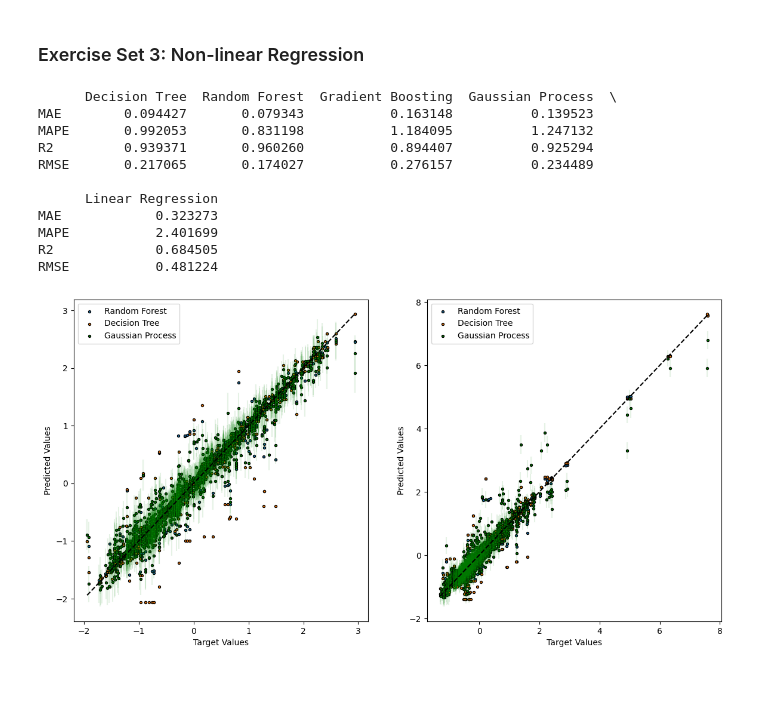
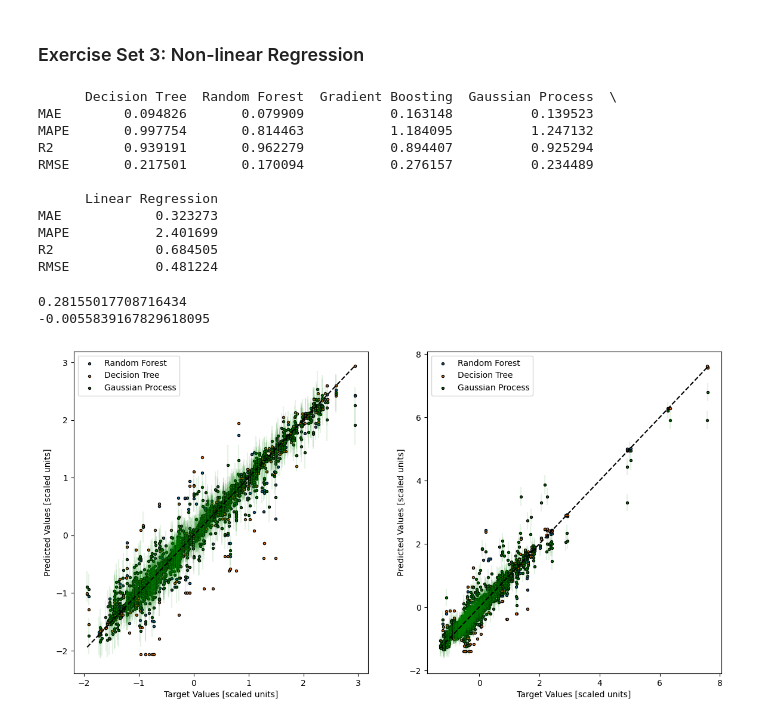
Before and after one commit to AdamBedel/ners590, a Jupyter notebook: bedel_lab3.ipynb, the cells around one changed output. Saved outputs shown, nothing was run; the diff lists cells and outputs as text; code cells hidden in the pictures; blank space fills up the shorter version.

```diff
--- a/bedel_lab3.ipynb
+++ b/bedel_lab3.ipynb
@@ -194,13 +196,24 @@ metdf = pd.DataFrame(np.column_stack((metrics(Ytest, Ydt), metrics(Ytest, Yrf),
                     columns = ['Decision Tree', 'Random Forest', 'Gradient Boosting', \
                                'Gaussian Process', 'Linear Regression'])
 
+""" metdfW = pd.DataFrame(np.column_stack((metrics(Ytest[0], Ydt[0]), metrics(Ytest[0], Yrf[0]), metrics(Ytest[0], Ygb[0]), \
+                    metrics(Ytest[0], Ygp[0]), metrics(Ytest[0], Ylr[0]))), index=['MAE', 'MAPE', 'R2', 'RMSE'], \
+                    columns = ['Decision Tree', 'Random Forest', 'Gradient Boosting', \
+                               'Gaussian Process', 'Linear Regression'])
+metdfT = pd.DataFrame(np.column_stack((metrics(Ytest[1], Ydt[1]), metrics(Ytest[1], Yrf[1]), metrics(Ytest[1], Ygb[1]), \
+                    metrics(Ytest[1], Ygp[1]), metrics(Ytest[1], Ylr[1]))), index=['MAE', 'MAPE', 'R2', 'RMSE'], \
+                    columns = ['Decision Tree', 'Random Forest', 'Gradient Boosting', \
+                               'Gaussian Process', 'Linear Regression'])
+print(metdfW)
+print(metdfT) """
+
 print(metdf)
 # %% [output]
       Decision Tree  Random Forest  Gradient Boosting  Gaussian Process  \
-MAE        0.094427       0.079343           0.163148          0.139523
-MAPE       0.992053       0.831198           1.184095          1.247132
-R2         0.939371       0.960260           0.894407          0.925294
-RMSE       0.217065       0.174027           0.276157          0.234489
+MAE        0.094826       0.079909           0.163148          0.139523
+MAPE       0.997754       0.814463           1.184095          1.247132
+R2         0.939191       0.962279           0.894407          0.925294
+RMSE       0.217501       0.170094           0.276157          0.234489
 
       Linear Regression
 MAE            0.323273
@@ -208,17 +221,22 @@ MAPE           2.401699
 R2             0.684505
 RMSE           0.481224
 # %%
+# Exercise Set 3 (g)
 fig, ax = plt.subplots(1,2, figsize=(14,7))
+print(np.mean(Ygpstd[:,0]))
+print(np.mean(Ygp[:,0]))
 for i in [0,1]:
     ax[i].scatter(Ytest[:,i], Yrf[:,i], label="Random Forest", edgecolor='black', s=8)
     ax[i].scatter(Ytest[:,i], Ydt[:,i], label="Decision Tree", edgecolor='black', s=8)
     ax[i].scatter(Ytest[:,i], Ygp[:,i], label="Gaussian Process", s=8, color='g', edgecolor='black')
     ax[i].errorbar(Ytest[:,i], Ygp[:,i], yerr=Ygpstd[:,i], fmt="o", color='g', alpha=0.1, markersize=0)
     ax[i].legend()
-    ax[i].set_xlabel("Target Values")
-    ax[i].set_ylabel("Predicted Values")
+    ax[i].set_xlabel("Target Values [scaled units]")
+    ax[i].set_ylabel("Predicted Values [scaled units]")
     ax[i].plot([min(Ytest[:,i]), max(Ytest[:,i])], [min(Ytest[:,i]), max(Ytest[:,i])], color='black', linestyle='--')
 
 plt.show()
 # %% [output]
+0.28155017708716434
+-0.0055839167829618095
-[figure, old version]
+[figure, new version]
```
Also changed, not shown: parts of 14 cells of this notebook, 2 other files.
